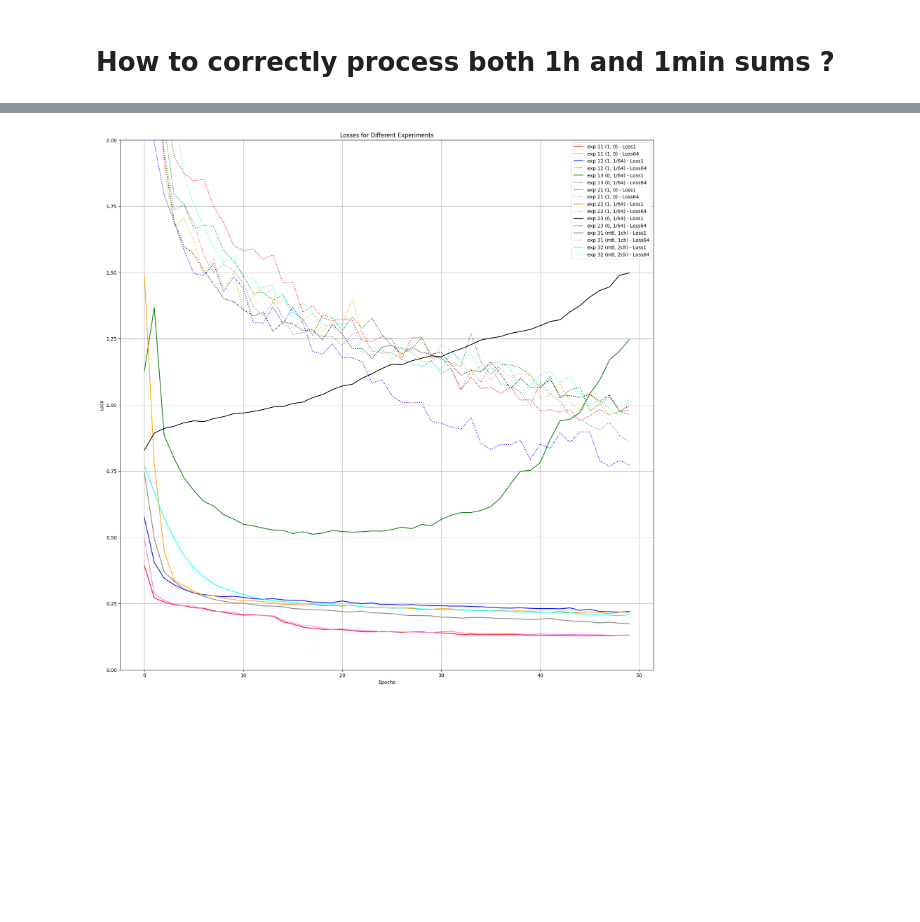
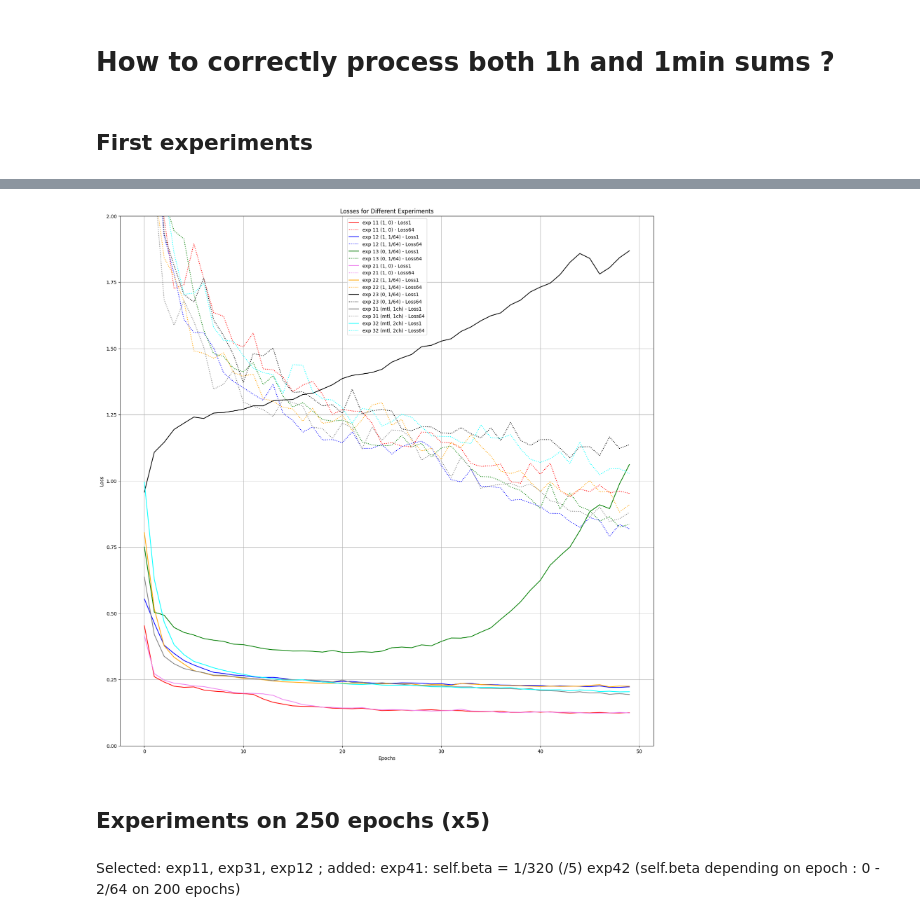
Before and after one commit to nanopiero/CML_processing_by_ML, a Jupyter notebook: notebooks/how_to_improve_cumsum_mse.ipynb, the cells around one changed output, grey strips where cells are left out. Saved outputs shown, nothing was run; the diff lists cells and outputs as text; code cells hidden in the pictures; blank space fills up the shorter version.

```diff
--- a/notebooks/how_to_improve_cumsum_mse.ipynb
+++ b/notebooks/how_to_improve_cumsum_mse.ipynb
@@ -41,13 +41,15 @@ import torch.nn as nn
 import torch.nn.functional as F
 
 class Loss2scales(nn.Module):
-    def __init__(self, multitask=True, alpha=1, beta=1/64):
+    def __init__(self, multitask=True, alpha=1, beta=1/64, beta_growth_rate=None):
         super(Loss2scales, self).__init__()
         self.criterion = nn.MSELoss()
         self.multitask = multitask
+        self.beta_growth_rate = beta_growth_rate
         self.alpha = alpha
         self.beta = beta
-    def forward(self, y, z, p=None):
+
+    def forward(self, y, z, p=None, epoch=None):
         # Compute MSE1: MSE between y[:, 0] and z
         mse1 = self.criterion(y[:, 0], z[:, 0])
 
@@ -73,6 +75,8 @@ class Loss2scales(nn.Module):
                 raise ValueError("Parameter p must be provided for multitask loss computation.")
             # Multi-task loss balancing with the provided parameter p
             loss = (1 / (2 * p[0])) * mse1 + (1 / (2 * 64 * p[1])) * mse64 + torch.log(1 + p[0]**2 + p[1]**2)
+        elif self.beta_growth_rate is not None:
+             loss = self.alpha * mse1 + epoch * self.beta_growth_rate * mse64
         else:
             # Simple combination of the losses
             loss = self.alpha * mse1 + self.beta * mse64
@@ -106,7 +110,7 @@ def training(criterion, num_epochs, dataloader, model, optimizer):
 
           # Forward pass
           outputs = model(inputs, idxs.to(device))
-          loss, loss1, loss64 = criterion(outputs, targets, model.p)
+          loss, loss1, loss64 = criterion(outputs, targets, model.p, epoch)
 
           # Backward and optimize
           loss.backward()
@@ -122,6 +126,8 @@ def training(criterion, num_epochs, dataloader, model, optimizer):
       losses64.append(running_loss64/len(dataloader))
 
   return model, losses1, losses64
+# %% [markdown]
+## First experiments
 # %%
 # constants
 arch = "UNet_causal_5mn_atrous_multiplicative_rescale"
@@ -195,7 +201,7 @@ print('\n')
 
 # exp 31: 1 channels alpha = 0 beta = 0 multitask = True
 criterion = Loss2scales(multitask=True, alpha=0, beta=0)
-nclasses = 2
+nclasses = 1
 model = load_archi(arch, nchannels, nclasses, size=64, dilation=1,
                    atrous_rates=atrous_rates, fixed_cumul=False,
                    additional_parameters=additional_parameters).to(device)
@@ -268 +274,5 @@ Epoch [50/50], Loss: 1.5267, Loss: 0.2075, Loss: 1.0229
-[figure, old version]
+[figure, new version]
+# %% [markdown]
+## Experiments on 250 epochs (x5)
+# %% [markdown]
+Selected: exp11, exp31, exp12 ; added: exp41: self.beta = 1/320 (/5) exp42 (self.beta depending on epoch : 0 - 2/64 on 200 epochs)
```
Also changed, not shown: parts of 9 cells of this notebook.
